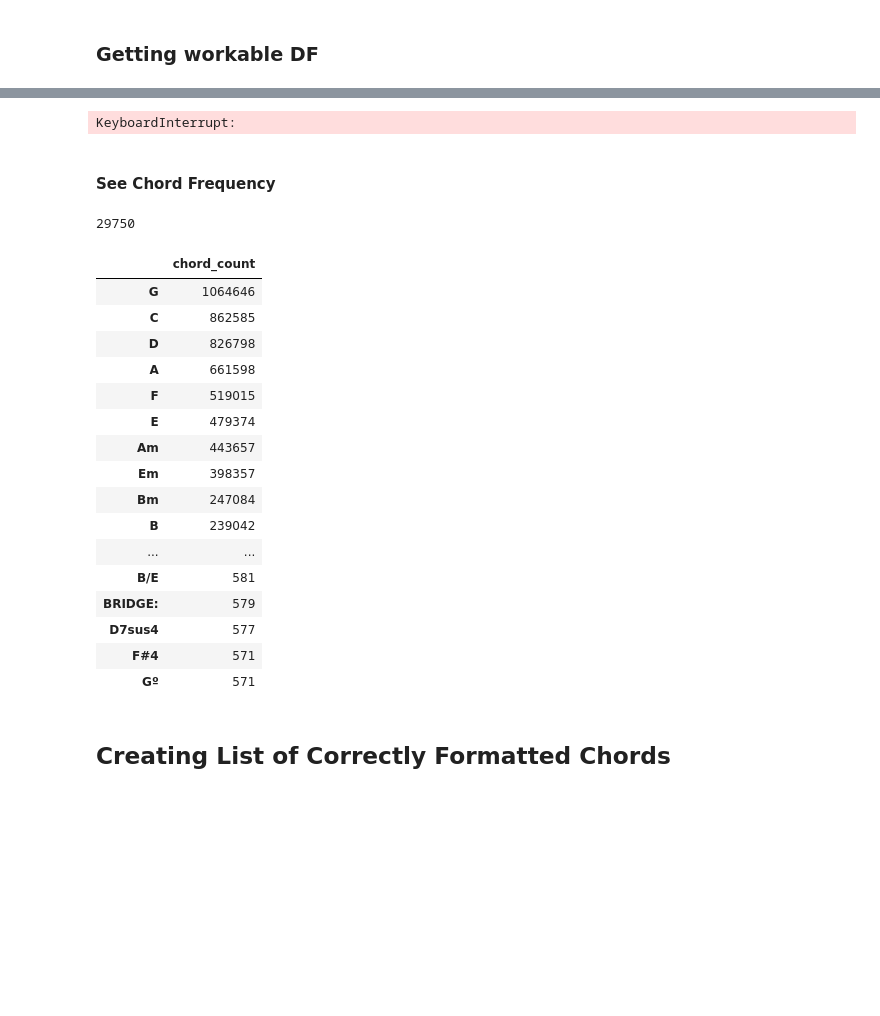
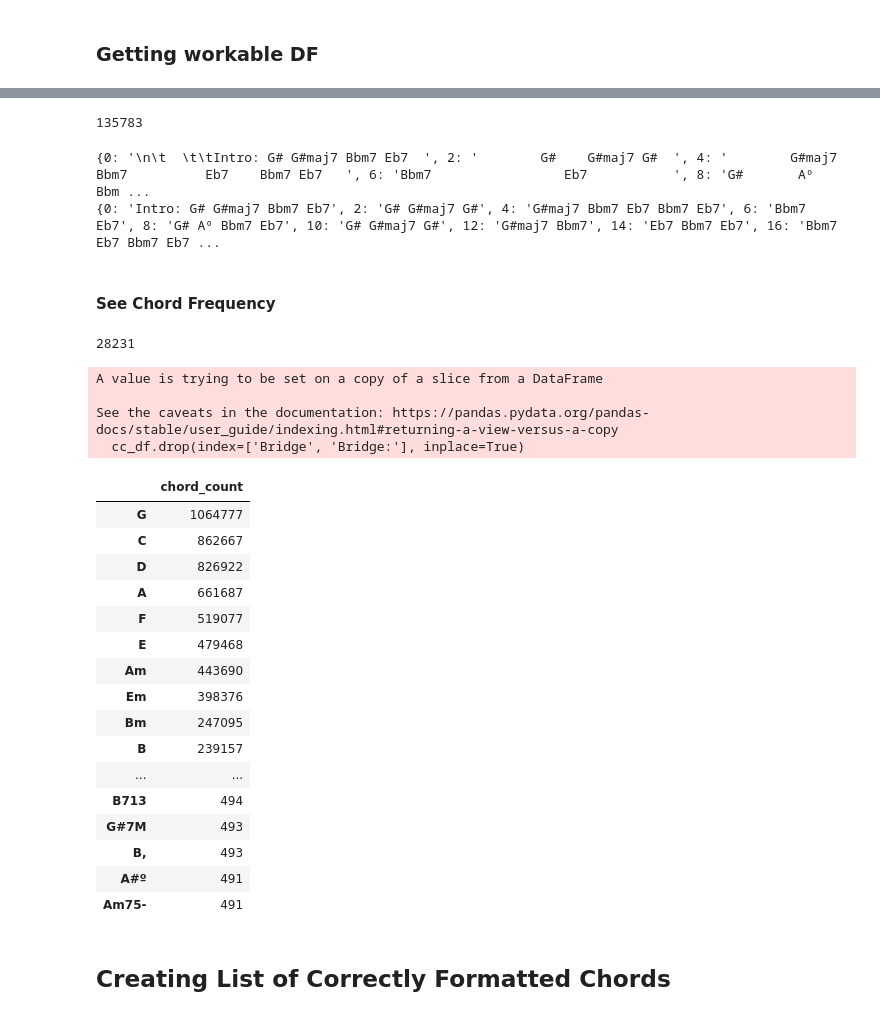
Before and after one commit to emilycardwell/final-project-cleaning, a Jupyter notebook: notebooks/new_cleaning.ipynb, the cells around one changed output, grey strips where cells are left out. Drawn from its saved outputs; the diff is of its cells as text; code cells hidden in the pictures; blank space fills up the shorter version.

```diff
--- a/notebooks/new_cleaning.ipynb
+++ b/notebooks/new_cleaning.ipynb
@@ -41,61 +41,64 @@ for row in split_raw_df.chords:
         etc1 = r_or.replace('.', ' ')
         ect2 = etc1.replace('*', '')
         p = re.sub(r'[()]', '', ect2)
-        s = re.sub(r'^\s|\s$|/', '', p)
+        s = re.sub(r'^\s+|\s+$|/', '', p)
         row_dict[key] = re.sub(r'\s+', ' ', s)
     splits.append(row_dict)
 
 split_raw_df.chords = splits
+len(splits)
 # %% [output]
-KeyboardInterrupt:
+135783
 # %%
-# r = random.randint(0, 135782)
-# print(slim_raw_df.chords[r])
-# print(split_raw_df.chords[r])
+r = random.randint(0, 135782)
+print(slim_raw_df.chords[r])
+print(split_raw_df.chords[r])
+# %% [output]
+{0: '\n\t  \t\tIntro: G# G#maj7 Bbm7 Eb7  ', 2: '        G#    G#maj7 G#  ', 4: '        G#maj7      Bbm7          Eb7    Bbm7 Eb7   ', 6: 'Bbm7                 Eb7           ', 8: 'G#       Aº    Bbm ...
+{0: 'Intro: G# G#maj7 Bbm7 Eb7', 2: 'G# G#maj7 G#', 4: 'G#maj7 Bbm7 Eb7 Bbm7 Eb7', 6: 'Bbm7 Eb7', 8: 'G# Aº Bbm7 Eb7', 10: 'G# G#maj7 G#', 12: 'G#maj7 Bbm7', 14: 'Eb7 Bbm7 Eb7', 16: 'Bbm7 Eb7 Bbm7 Eb7 ...
 # %% [markdown]
 #### See Chord Frequency
 # %%
 chords_counter = Counter()
-for song in split_raw_df.chords:
+for song in splits:
     for value in song.values():
         l = value.split(' ')
         chords_counter.update(l)
 del chords_counter['']
 
-# slim_chord_counts_dict = {}
-# for chord, count in chords_count_dict.items():
-#     if count <= low_freq_to_remove:
-#         pass
-#     else:
-#         slim_chord_counts_dict[chord] = count
-
 chord_count_df = pd.Series(dict(chords_counter)).to_frame('chord_count')
 sorted_cc_df = chord_count_df.sort_values(by='chord_count', ascending=False)
 len(sorted_cc_df)
 # %% [output]
-29750
+28231
 # %%
-# for chord in sorted_cc_df.index:
-#     if chord[:2] == 'Bb':
-#         print(chord)
+letters = list(string.ascii_uppercase)[:7]
+non_chord_filter = [chord for chord in sorted_cc_df.index if chord[0] in letters]
+cc_df = sorted_cc_df[sorted_cc_df.index.isin(non_chord_filter)]
+cc_df.drop(index=['Bridge', 'Bridge:'], inplace=True)
 
 pd.set_option('display.max_rows', 1190)
-sorted_cc_df.head(70*17)
+# sorted_cc_df.head(70*17)
+cc_df.iloc[:500]
 # %% [output]
+A value is trying to be set on a copy of a slice from a DataFrame
+
+See the caveats in the documentation: https://pandas.pydata.org/pandas-docs/stable/user_guide/indexing.html#returning-a-view-versus-a-copy
+  cc_df.drop(index=['Bridge', 'Bridge:'], inplace=True)
 |  | chord_count |
-| G | 1064646 |
-| C | 862585 |
-| D | 826798 |
-| A | 661598 |
-| F | 519015 |
-| E | 479374 |
-| Am | 443657 |
-| Em | 398357 |
-| Bm | 247084 |
-| B | 239042 |
+| G | 1064777 |
+| C | 862667 |
+| D | 826922 |
+| A | 661687 |
+| F | 519077 |
+| E | 479468 |
+| Am | 443690 |
+| Em | 398376 |
+| Bm | 247095 |
+| B | 239157 |
 | ... | ... |
-| B/E | 581 |
-| BRIDGE: | 579 |
-| D7sus4 | 577 |
-| F#4 | 571 |
-| Gº | 571 |
+| B713 | 494 |
+| G#7M | 493 |
+| B, | 493 |
+| A#º | 491 |
+| Am75- | 491 |
```
Also changed, not shown: parts of 4 cells of this notebook.
